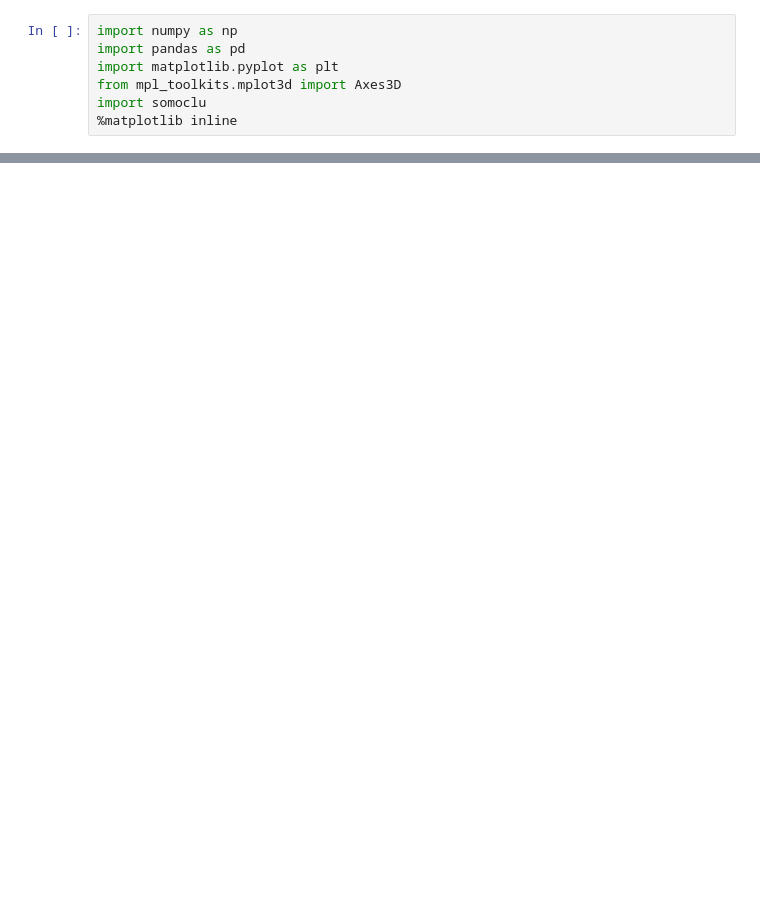
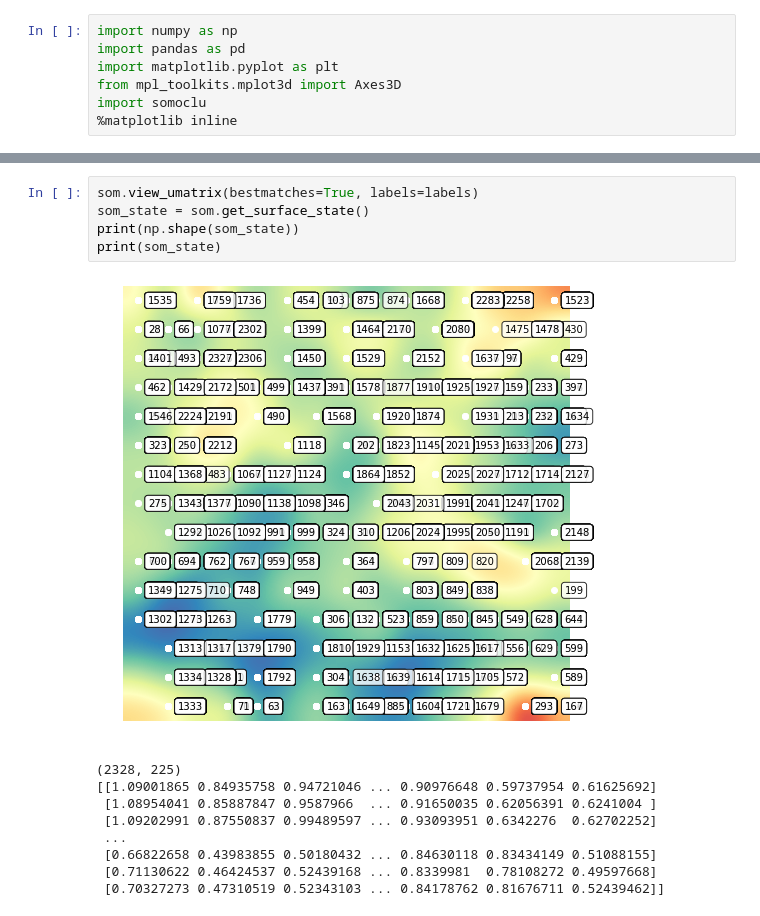
Before and after one commit to MatthewMoor/SOM-2.5PM, a Jupyter notebook: SOMv1.ipynb, the cells around one changed output, grey strips where cells are left out. Cells and saved outputs as stored; diff of their text form; blank space fills up the shorter version.

```diff
--- a/SOMv1.ipynb
+++ b/SOMv1.ipynb
@@ -30,0 +80,15 @@ TypeError: load_bmus() missing 1 required positional argument: 'filename'
+# %%
+som.view_umatrix(bestmatches=True, labels=labels)
+som_state = som.get_surface_state()
+print(np.shape(som_state))
+print(som_state)
+# %% [output]
+[figure, added]
+(2328, 225)
+[[1.09001865 0.84935758 0.94721046 ... 0.90976648 0.59737954 0.61625692]
+ [1.08954041 0.85887847 0.9587966  ... 0.91650035 0.62056391 0.6241004 ]
+ [1.09202991 0.87550837 0.99489597 ... 0.93093951 0.6342276  0.62702252]
+ ...
+ [0.66822658 0.43983855 0.50180432 ... 0.84630118 0.83434149 0.51088155]
+ [0.71130622 0.46424537 0.52439168 ... 0.8339981  0.78108272 0.49597668]
+ [0.70327273 0.47310519 0.52343103 ... 0.84178762 0.81676711 0.52439462]]
```
Also changed, not shown: parts of 11 cells of this notebook.
